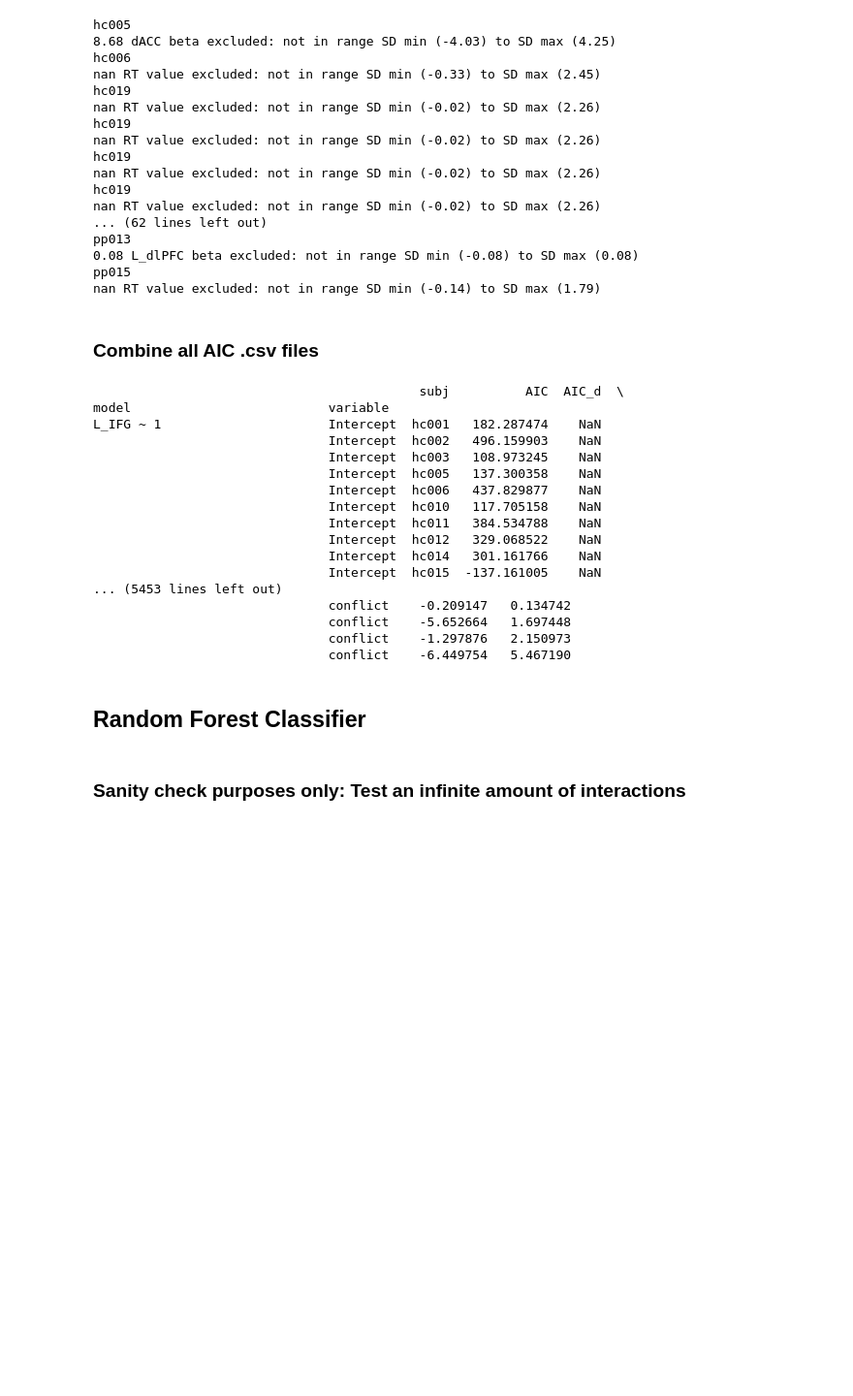
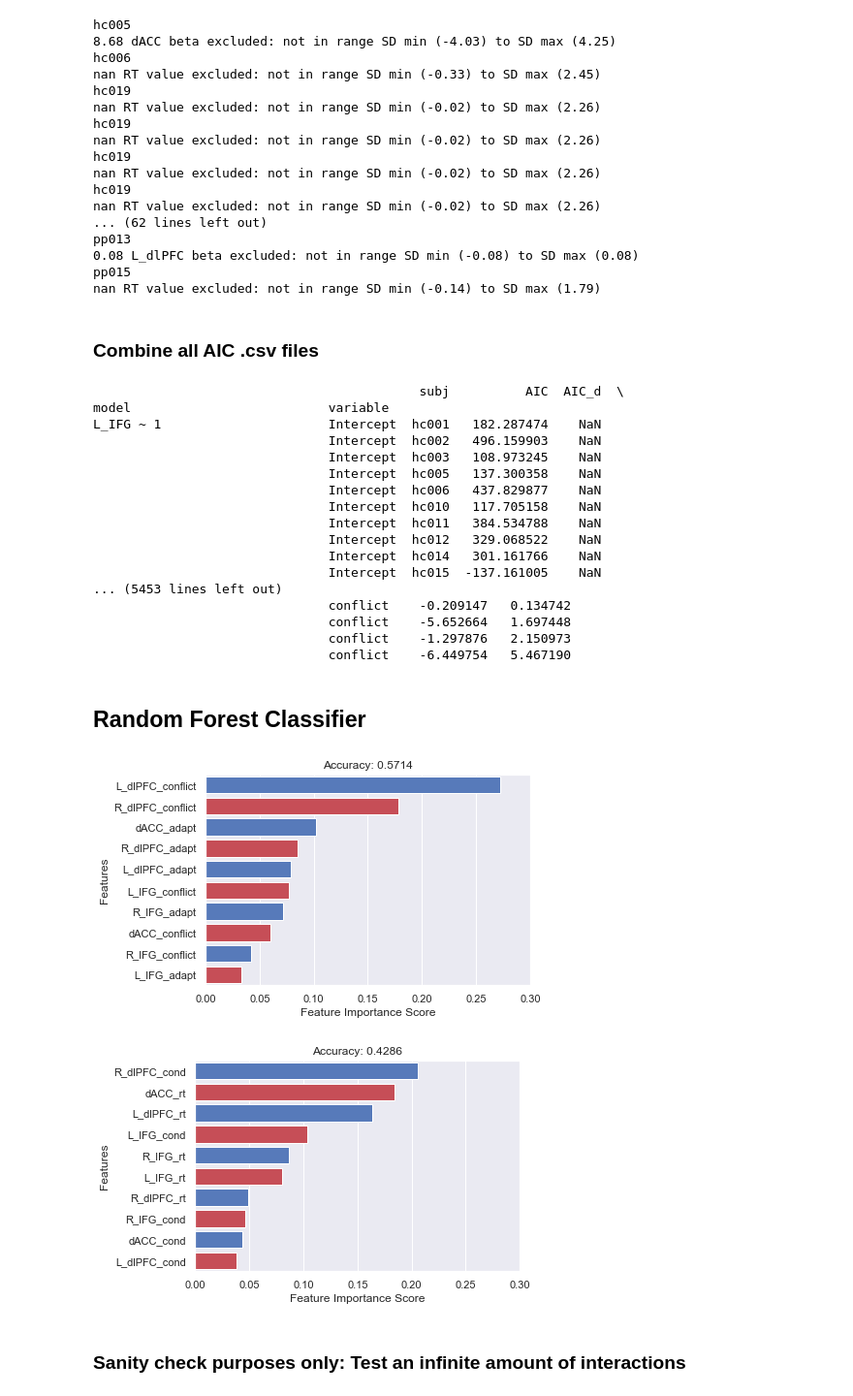
Before and after one commit to hahnemilym/msit_modeling, a Jupyter notebook: ss_rois_probability_dists_regressions-P3.ipynb, the cells around one changed output. Shown at 97% size. Drawn from its saved outputs; the diff is of its cells as text; code cells hidden in the pictures; blank space fills up the shorter version.

```diff
--- a/ss_rois_probability_dists_regressions-P3.ipynb
+++ b/ss_rois_probability_dists_regressions-P3.ipynb
@@ -265,9 +265,6 @@ for SUBJ in SUBJ_LIST:
     df1=pd.DataFrame({"group":group,"subject":SUBJ_ARR,'rt':rt,'dACC':dACC,'L_IFG':L_IFG,\
                       'R_IFG':R_IFG,'L_dlPFC':L_dlPFC,'R_dlPFC':R_dlPFC,'trial':trial,\
                       'cond':cond,'acc':acc,'conflict':conflict,'adapt':adapt})
-
-    ##---------------------------------##
-
     ##---------------------------------##
     ## Determine AIC, BIC
     ##---------------------------------##
@@ -333,16 +330,16 @@ for SUBJ in SUBJ_LIST:
     df1_C['group']=S
     df1_I['subject']=SUBJ
     df1_I['group']=S
-    df1_I_epoch_first45['subject']=SUBJ
-    df1_I_epoch_first45['group']=S
-    df1_C_epoch_first45['subject']=SUBJ
-    df1_C_epoch_first45['group']=S
+#     df1_I_epoch_first45['subject']=SUBJ
+#     df1_I_epoch_first45['group']=S
+#     df1_C_epoch_first45['subject']=SUBJ
+#     df1_C_epoch_first45['group']=S
     ##---------------------------------##
     df_I=df_I.append(df1_I,ignore_index=True)
     df_C=df_C.append(df1_C,ignore_index=True)
 
-    df_I_epoch_first45=df_I_epoch_first45.append(df1_I_epoch_first45,ignore_index=True)
-    df_C_epoch_first45=df_C_epoch_first45.append(df1_C_epoch_first45,ignore_index=True)
+#     df_I_epoch_first45=df_I_epoch_first45.append(df1_I_epoch_first45,ignore_index=True)
+#     df_C_epoch_first45=df_C_epoch_first45.append(df1_C_epoch_first45,ignore_index=True)
     ##---------------------------------##
     df1_I_C=pd.DataFrame(data={"group":S,"subject":SUBJ,'rt':df1_I['rt']-df1_C['rt']},index=[1])
     df1_I_C={"group":S,"subject":SUBJ,\
@@ -359,16 +356,16 @@ for SUBJ in SUBJ_LIST:
 ##---------------------------------##
 ## Parse DataFrames
 ##---------------------------------##
-df_hcs=df.where(df['group']==0).dropna()
-df_pts=df.where(df['group']==1).dropna()
-df_hcs_I=df_I.where(df_I['group']==0).dropna().reset_index(drop=True)
-df_pts_I=df_I.where(df_I['group']==1).dropna().reset_index(drop=True)
-df_hcs_C=df_C.where(df_C['group']==0).dropna().reset_index(drop=True)
-df_pts_C=df_C.where(df_C['group']==1).dropna().reset_index(drop=True)
-df_hcs_I_epoch_first45=df_I_epoch_first45.where(df_I_epoch_first45['group']==0).dropna().reset_index(drop=True)
-df_hcs_C_epoch_first45=df_C_epoch_first45.where(df_C_epoch_first45['group']==0).dropna().reset_index(drop=True)
-df_pts_I_epoch_first45=df_I_epoch_first45.where(df_I_epoch_first45['group']==1).dropna().reset_index(drop=True)
-df_pts_C_epoch_first45=df_C_epoch_first45.where(df_C_epoch_first45['group']==1).dropna().reset_index(drop=True)
+# df_hcs=df.where(df['group']==0).dropna()
+# df_pts=df.where(df['group']==1).dropna()
+# df_hcs_I=df_I.where(df_I['group']==0).dropna().reset_index(drop=True)
+# df_pts_I=df_I.where(df_I['group']==1).dropna().reset_index(drop=True)
+# df_hcs_C=df_C.where(df_C['group']==0).dropna().reset_index(drop=True)
+# df_pts_C=df_C.where(df_C['group']==1).dropna().reset_index(drop=True)
+# df_hcs_I_epoch_first45=df_I_epoch_first45.where(df_I_epoch_first45['group']==0).dropna().reset_index(drop=True)
+# df_hcs_C_epoch_first45=df_C_epoch_first45.where(df_C_epoch_first45['group']==0).dropna().reset_index(drop=True)
+# df_pts_I_epoch_first45=df_I_epoch_first45.where(df_I_epoch_first45['group']==1).dropna().reset_index(drop=True)
+# df_pts_C_epoch_first45=df_C_epoch_first45.where(df_C_epoch_first45['group']==1).dropna().reset_index(drop=True)
 # %% [output]
 hc005
 8.68 dACC beta excluded: not in range SD min (-4.03) to SD max (4.25)
@@ -508,3 +519,9 @@ for region in regions:
+# %%
+Random_Forest_Classifier('conflict','adapt','AIC_d','patient_status')
+Random_Forest_Classifier('rt','cond','AIC_d','patient_status')
+# %% [output]
+[figure, added]
+[figure, added]
 # %% [markdown]
 ### Sanity check purposes only: Test an infinite amount of interactions
 # %%
```
Also changed, not shown: parts of 1 cell of this notebook.
